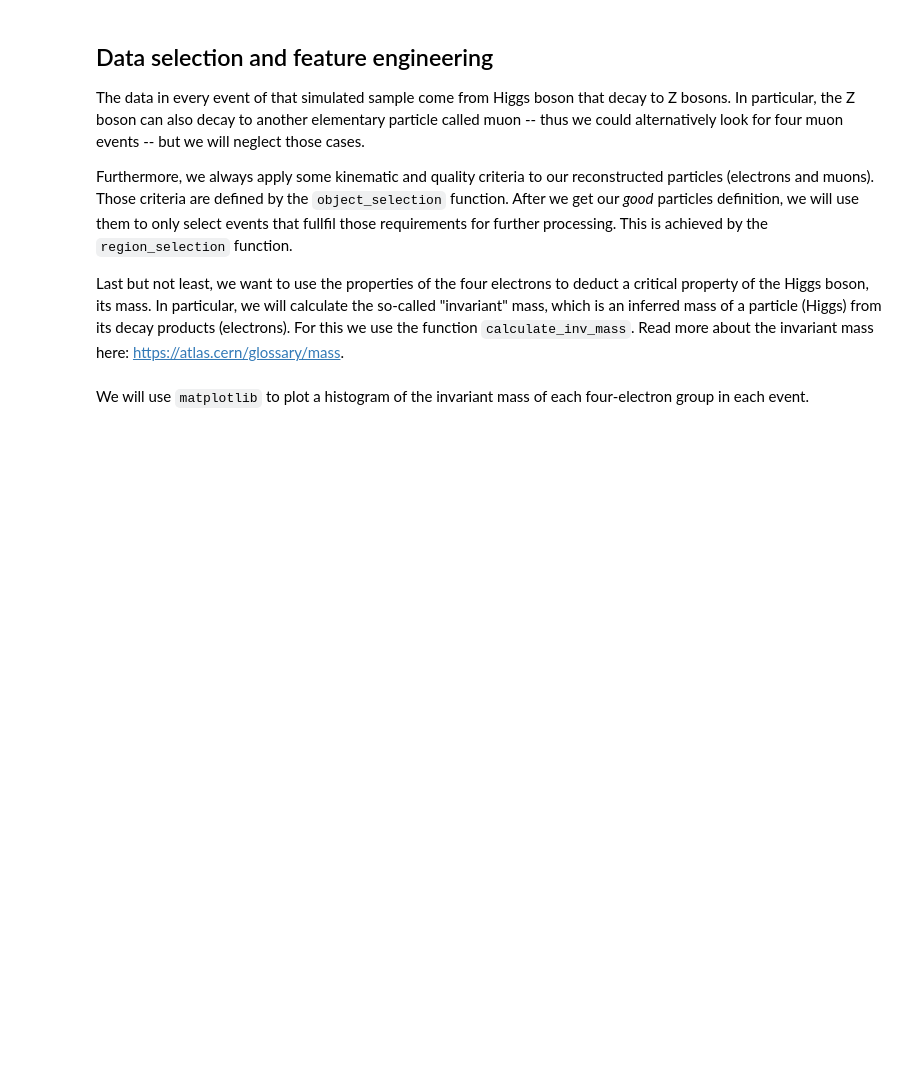
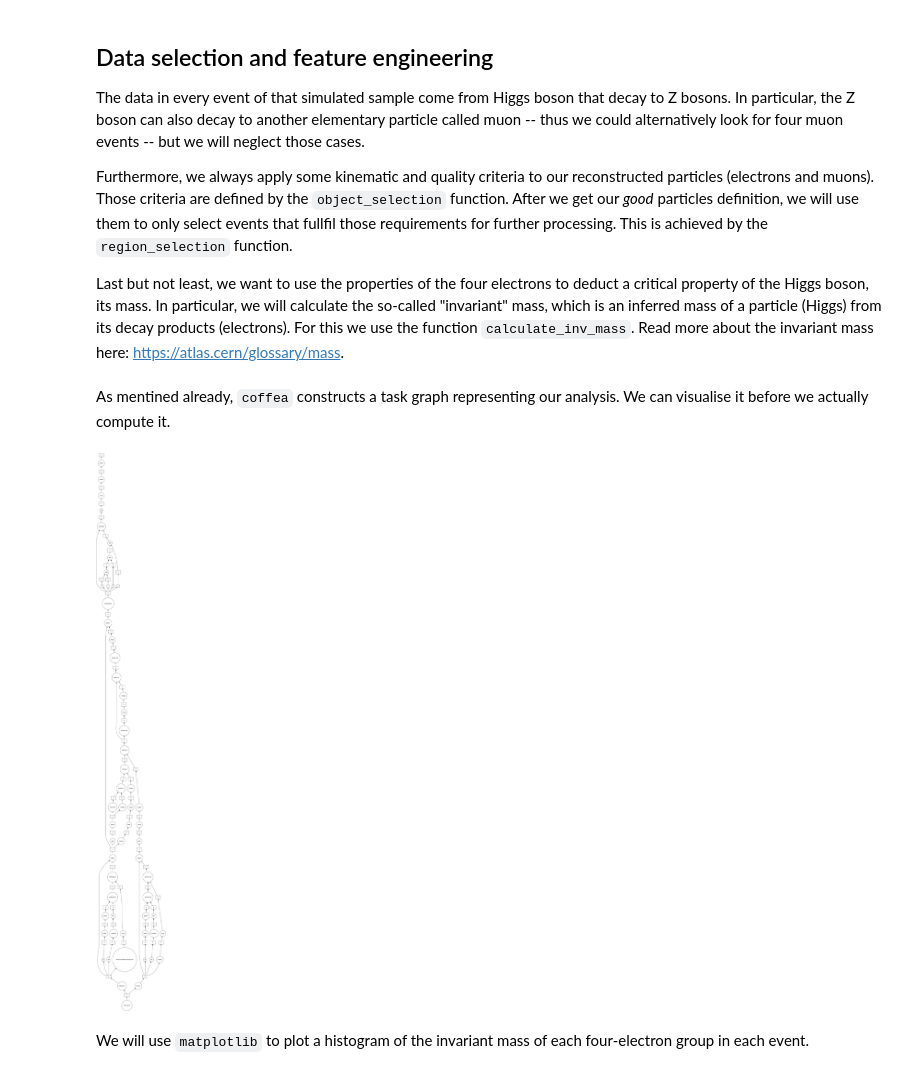
Before and after one commit to ekourlit/scipy2024-ATLAS-demo, a Jupyter notebook: analysis_demo_coffea.ipynb, the cells around one changed output. Drawn from its saved outputs; the diff is of its cells as text; code cells hidden in the pictures; blank space fills up the shorter version.

```diff
--- a/analysis_demo_coffea.ipynb
+++ b/analysis_demo_coffea.ipynb
@@ -106,10 +116,10 @@ Let's now load a PHYSLITE file containing simulated event data describing the pr
 # Hgg -> 4l sample
 
 # local
-file_path = '/Users/ekourlitis/cernbox/mc20_13TeV.345060.PowhegPythia8EvtGen_NNLOPS_nnlo_30_ggH125_ZZ4l.deriv.DAOD_PHYSLITE.e7735_s3681_r13167_p6026/mc20_13TeV/DAOD_PHYSLITE.38191712._000020.pool.root.1'
+# file_path = '/Users/ekourlitis/cernbox/mc20_13TeV.345060.PowhegPythia8EvtGen_NNLOPS_nnlo_30_ggH125_ZZ4l.deriv.DAOD_PHYSLITE.e7735_s3681_r13167_p6026/mc20_13TeV/DAOD_PHYSLITE.38191712._000020.pool.root.1'
 
 # UChicago
-# file_path = 'root://xcache.af.uchicago.edu:1094//root://eospublic.cern.ch//eos/opendata/atlas/rucio/mc20_13TeV/DAOD_PHYSLITE.38191712._000001.pool.root.1'
+file_path = "root://xcache.af.uchicago.edu:1094//root://eospublic.cern.ch//eos/opendata/atlas/rucio/mc20_13TeV/DAOD_PHYSLITE.38191712._000001.pool.root.1"
 # %% [markdown]
 To make the loading lighter, we will use the `filter_name` function, in order to load only the properties needed. Then we will use `coffea`'s `NanoEventsFactory.from_root` to load the file. This is actually a delayed computation. `coffea` is using `dask` as a backend to construct a delayed task graph representing our analysis. So there is some metadata reading but not actual number crunching until `compute()` is called.
 
@@ -117,7 +127,7 @@ Some warnings will appear as we're still working with `uproot` to correctly inte
 # %%
 def filter_name(name):
     return name in [
-        "EventInfo.mcEventWeights",
+        "EventInfoAuxDyn.mcEventWeights",
         "AnalysisElectronsAuxDyn.pt",
         "AnalysisElectronsAuxDyn.eta",
         "AnalysisElectronsAuxDyn.phi",
@@ -211,6 +232,12 @@ def calculate_inv_mass(electrons):
 # select objects and events
 el, mu = object_selection(events)
 selection_4e0m = region_selection(el, mu)
+# %% [markdown]
+As mentined already, `coffea` constructs a task graph representing our analysis. We can visualise it before we actually compute it.
+# %%
+calculate_inv_mass(el[selection_4e0m]).visualize()
+# %% [output]
+[figure, added]
 # %% [markdown]
 We will use `matplotlib` to plot a histogram of the invariant mass of each four-electron group in each event.
 # %%
```
Also changed, not shown: parts of 18 cells of this notebook, 1 other file.
